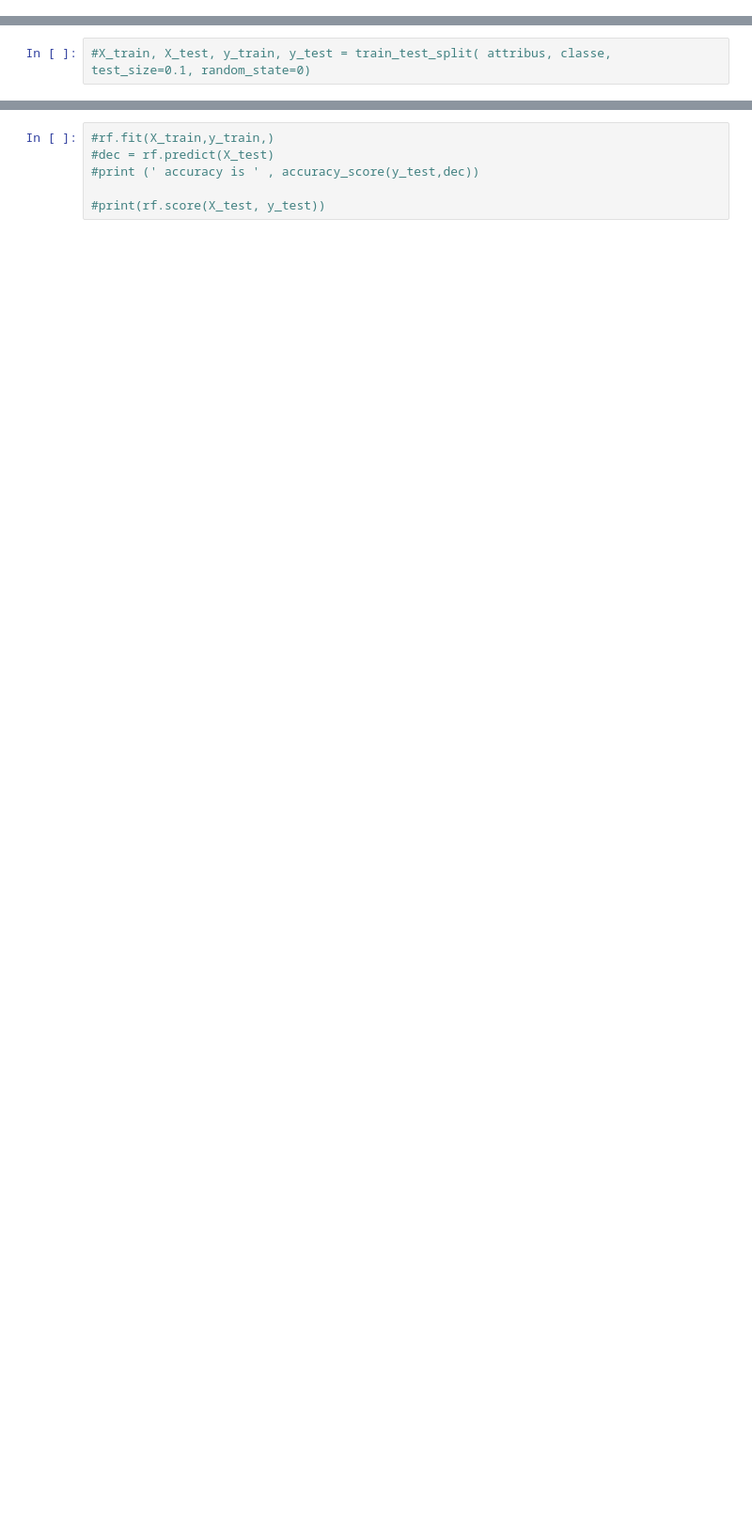
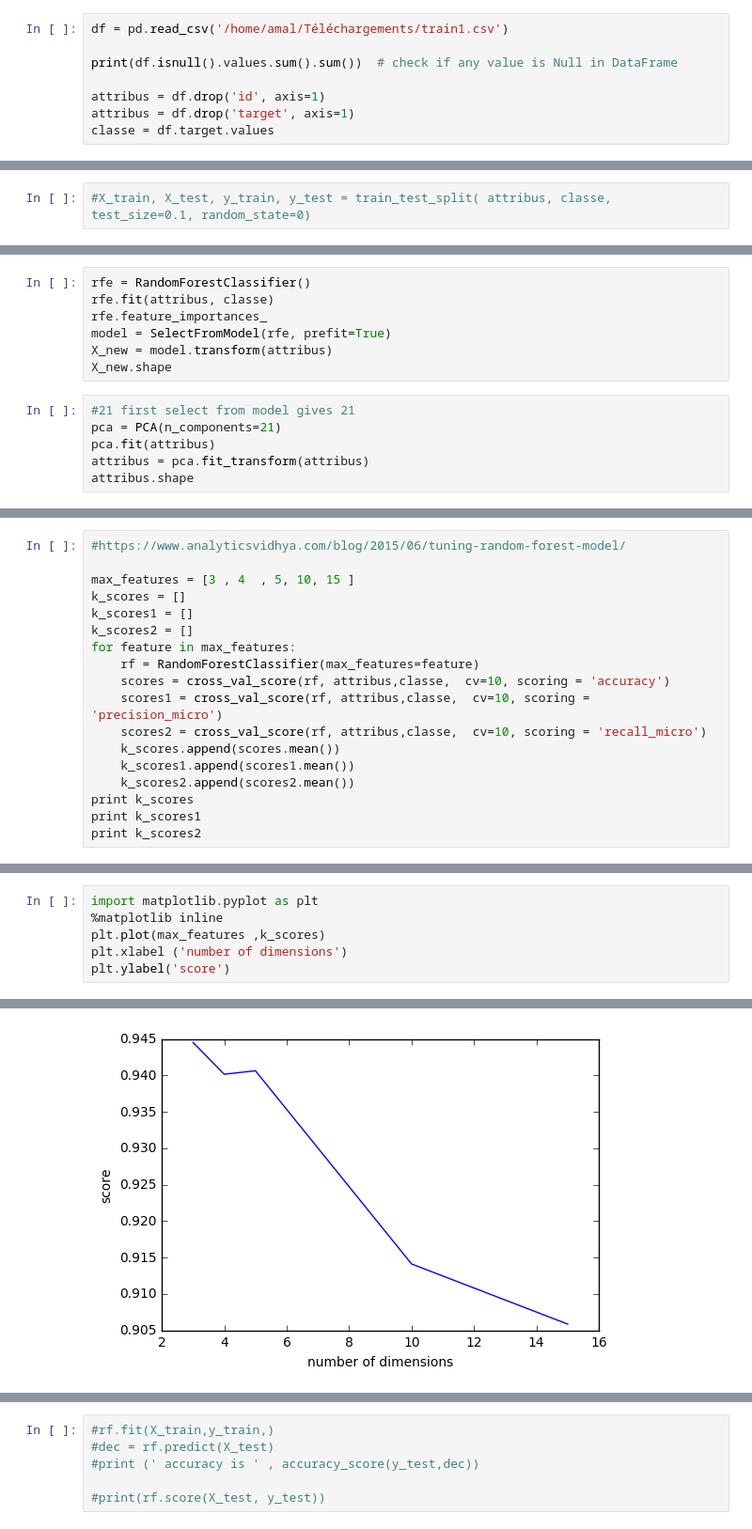
Before and after one commit to amaltarghi/Otto-Group-Product-Classification-Challenge, a Jupyter notebook: random_forest.ipynb, the cells around one changed output, grey strips where cells are left out. Shown: that part at 94% size. Drawn from its saved outputs; the diff is of its cells as text; blank space fills up the shorter version.

```diff
--- a/random_forest.ipynb
+++ b/random_forest.ipynb
@@ -15,0 +12,8 @@ attribus = df[features]
+# %%
+df = pd.read_csv('/home/amal/Téléchargements/train1.csv')
+
+print(df.isnull().values.sum().sum())  # check if any value is Null in DataFrame
+
+attribus = df.drop('id', axis=1)
+attribus = df.drop('target', axis=1)
+classe = df.target.values
@@ -29,0 +24,13 @@ print("score d'entrainement:", rf.score(attribus,classe))
+# %%
+rfe = RandomForestClassifier()
+rfe.fit(attribus, classe)
+rfe.feature_importances_
+model = SelectFromModel(rfe, prefit=True)
+X_new = model.transform(attribus)
+X_new.shape
+# %%
+#21 first select from model gives 21
+pca = PCA(n_components=21)
+pca.fit(attribus)
+attribus = pca.fit_transform(attribus)
+attribus.shape
@@ -29,0 +39,18 @@ print("score d'entrainement:", rf.score(attribus,classe))
+# %%
+#https://www.analyticsvidhya.com/blog/2015/06/tuning-random-forest-model/
+
+max_features = [3 , 4  , 5, 10, 15 ]
+k_scores = []
+k_scores1 = []
+k_scores2 = []
+for feature in max_features:
+    rf = RandomForestClassifier(max_features=feature)
+    scores = cross_val_score(rf, attribus,classe,  cv=10, scoring = 'accuracy')
+    scores1 = cross_val_score(rf, attribus,classe,  cv=10, scoring = 'precision_micro')
+    scores2 = cross_val_score(rf, attribus,classe,  cv=10, scoring = 'recall_micro')
+    k_scores.append(scores.mean())
+    k_scores1.append(scores1.mean())
+    k_scores2.append(scores2.mean())
+print k_scores
+print k_scores1
+print k_scores2
@@ -29,0 +61,7 @@ print("score d'entrainement:", rf.score(attribus,classe))
+# %%
+import matplotlib.pyplot as plt
+%matplotlib inline
+plt.plot(max_features ,k_scores)
+plt.xlabel ('number of dimensions')
+plt.ylabel('score')
+# %% [output]
@@ -29,0 +69 @@ print("score d'entrainement:", rf.score(attribus,classe))
+[figure, added]
```
Also changed, not shown: parts of 13 cells of this notebook, 24 other files.
